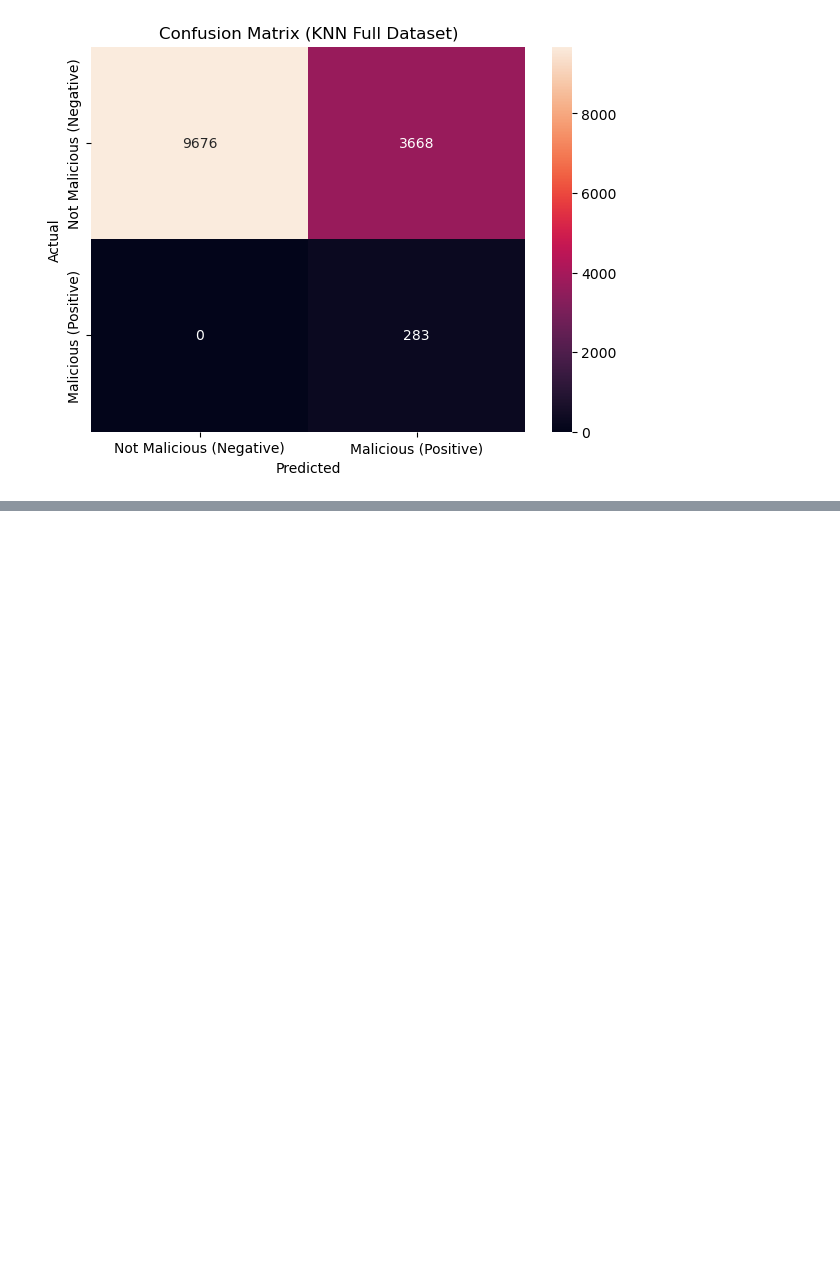
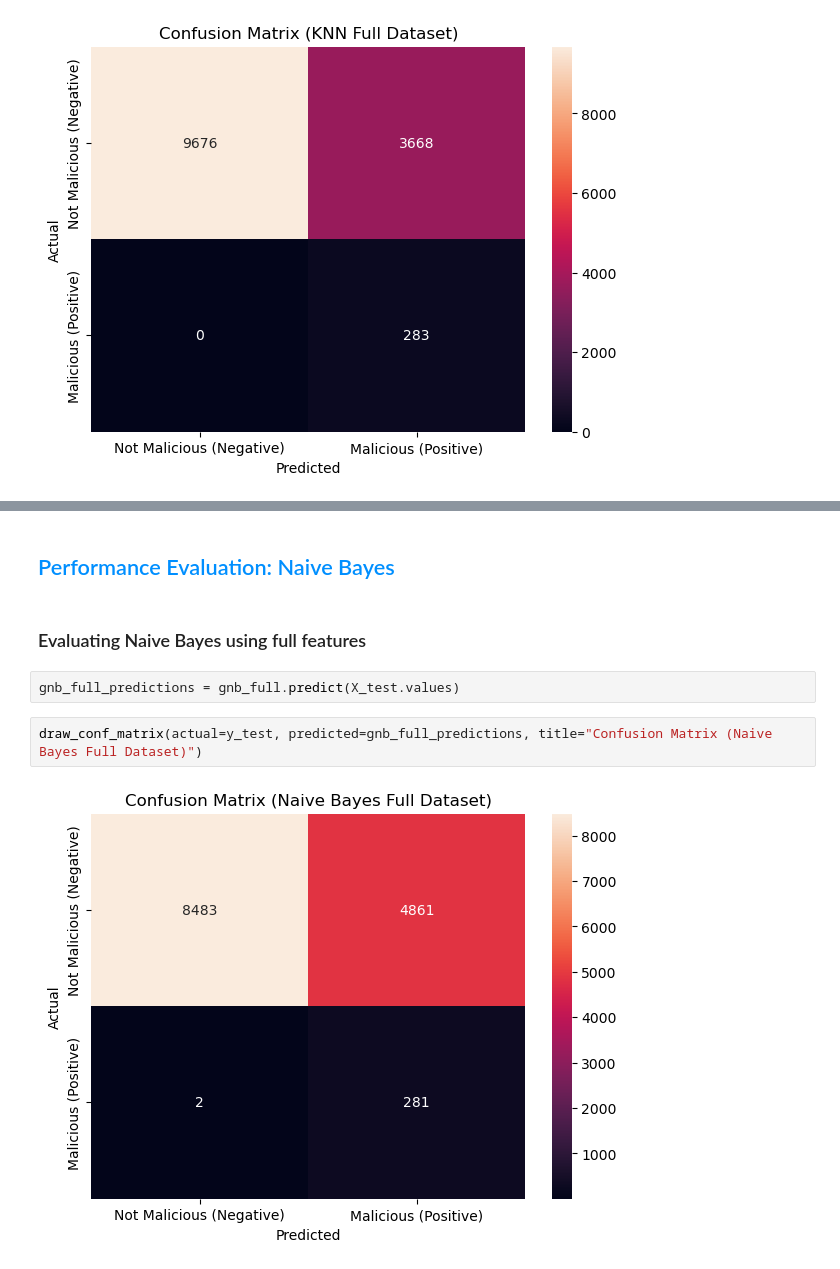
Before and after one commit to JustinBui/CPSC483-URL-Classifier, a Jupyter notebook: 2 - ML Modeling.ipynb, the cells around one changed output, grey strips where cells are left out. Cells and saved outputs as stored; diff of their text form; blank space fills up the shorter version.

Commit message:
Evaluated/visualized results of all 4 ML models

```diff
--- a/2 - ML Modeling.ipynb
+++ b/2 - ML Modeling.ipynb
@@ -530,0 +533,10 @@ plot_show_auc(knn_full_predictions, knn_reduced_predictions, y_test, 'ROC Curve:
+# %% [markdown]
+## <font style="color:#008fff;">Performance Evaluation: Naive Bayes</font>
+# %% [markdown]
+### Evaluating Naive Bayes using full features
+# %%
+gnb_full_predictions = gnb_full.predict(X_test.values)
+# %%
+draw_conf_matrix(actual=y_test, predicted=gnb_full_predictions, title="Confusion Matrix (Naive Bayes Full Dataset)")
+# %% [output]
+[figure, added]
```
Also changed, not shown: parts of 43 cells of this notebook, 1 other file.
